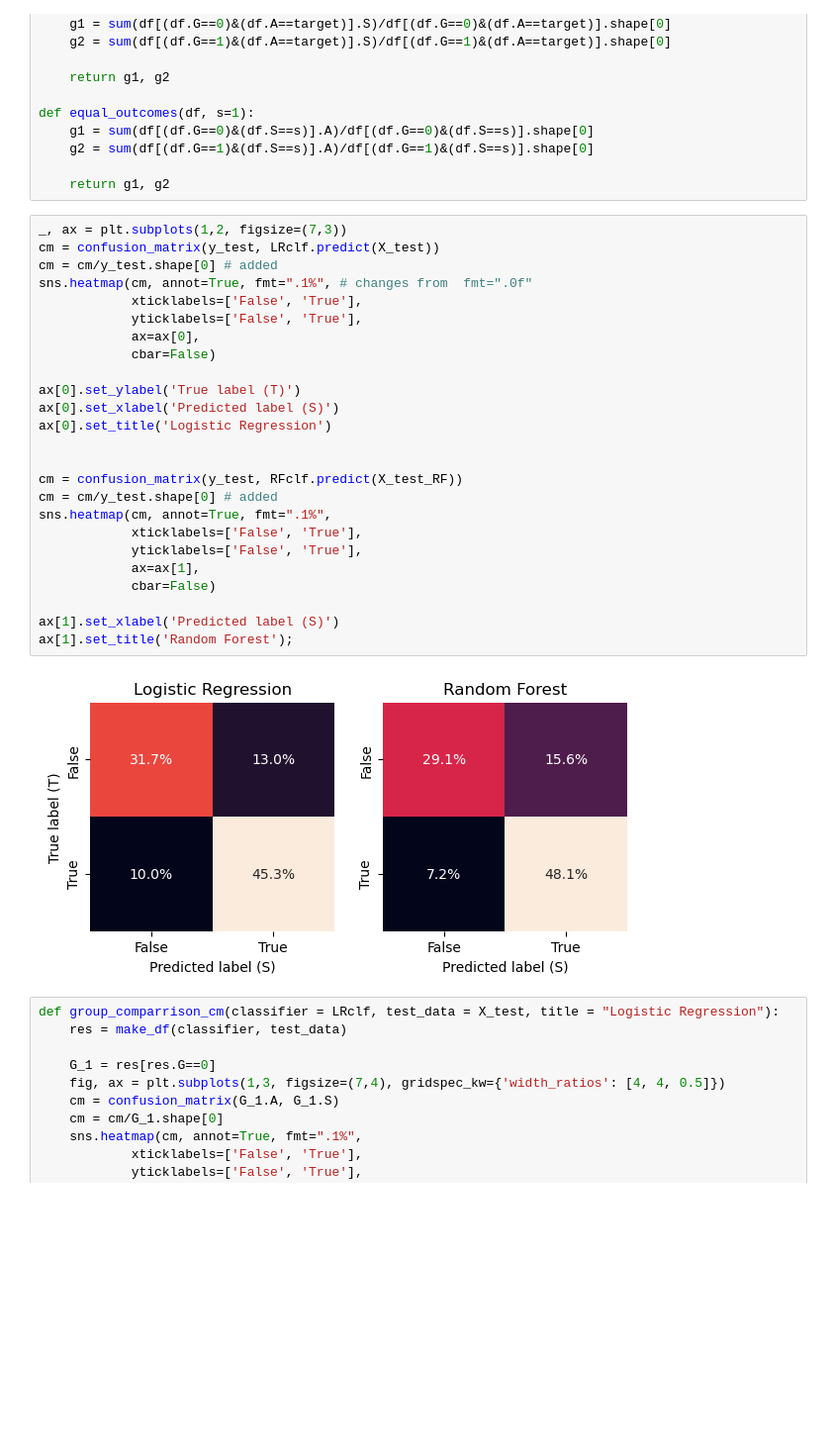
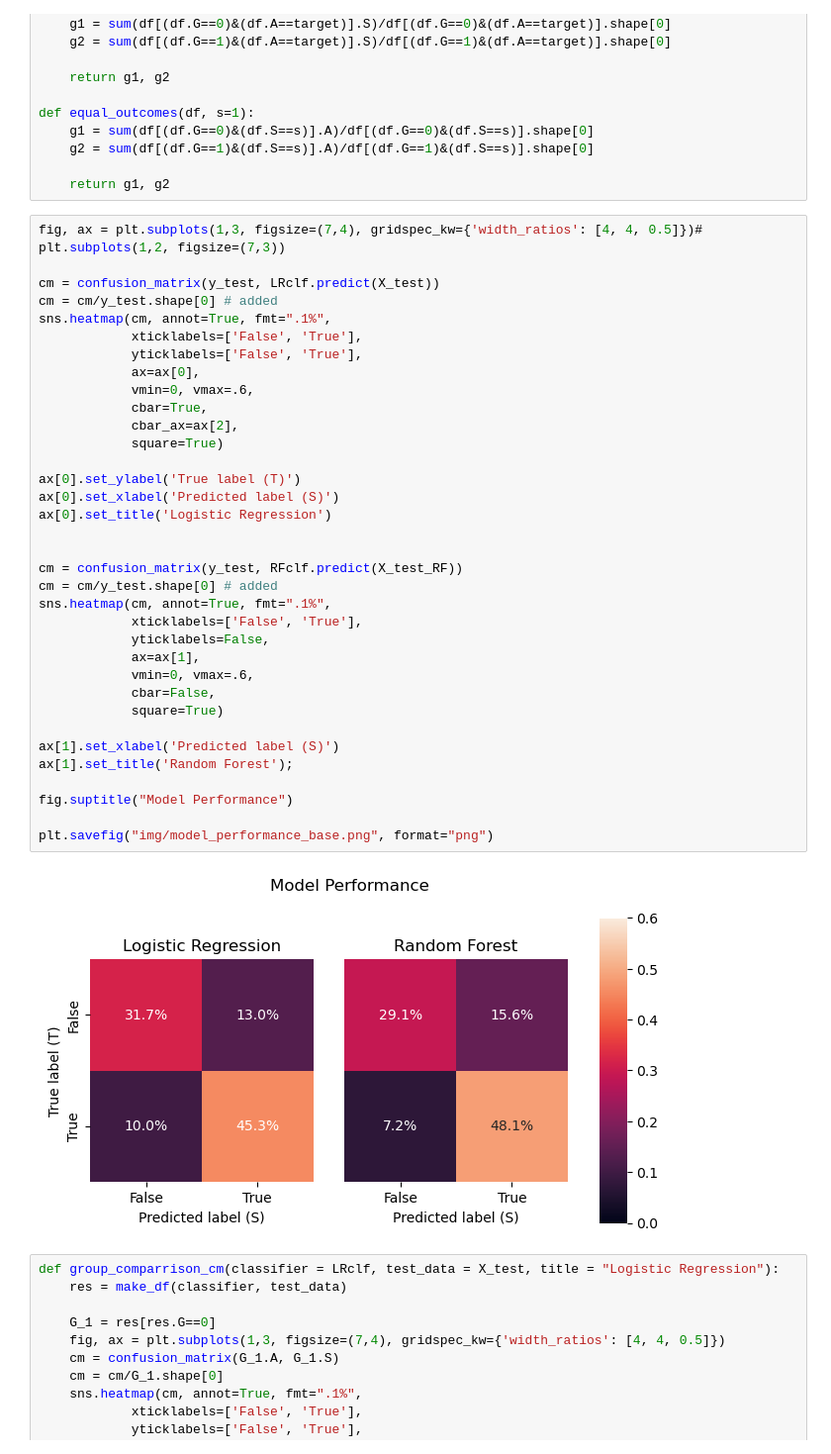
Before and after one commit to Xannadoo/Algorithmic_Fairness_Mandatories, a Jupyter notebook: Mandatory_1/afae24-assignment.ipynb, the cells around one changed output. Shown at 99% size. Saved outputs shown, nothing was run; the diff lists cells and outputs as text; blank space fills up the shorter version.

```diff
--- a/Mandatory_1/afae24-assignment.ipynb
+++ b/Mandatory_1/afae24-assignment.ipynb
@@ -252,32 +253,42 @@ def equal_outcomes(df, s=1):
 
     return g1, g2
 # %%
-_, ax = plt.subplots(1,2, figsize=(7,3))
+fig, ax = plt.subplots(1,3, figsize=(7,4), gridspec_kw={'width_ratios': [4, 4, 0.5]})# plt.subplots(1,2, figsize=(7,3))
+
 cm = confusion_matrix(y_test, LRclf.predict(X_test))
 cm = cm/y_test.shape[0] # added
-sns.heatmap(cm, annot=True, fmt=".1%", # changes from  fmt=".0f"
+sns.heatmap(cm, annot=True, fmt=".1%",
             xticklabels=['False', 'True'],
             yticklabels=['False', 'True'],
             ax=ax[0],
-            cbar=False)
+            vmin=0, vmax=.6,
+            cbar=True,
+            cbar_ax=ax[2],
+            square=True)
 
 ax[0].set_ylabel('True label (T)')
 ax[0].set_xlabel('Predicted label (S)')
 ax[0].set_title('Logistic Regression')
 
 
 cm = confusion_matrix(y_test, RFclf.predict(X_test_RF))
 cm = cm/y_test.shape[0] # added
 sns.heatmap(cm, annot=True, fmt=".1%",
             xticklabels=['False', 'True'],
-            yticklabels=['False', 'True'],
+            yticklabels=False,
             ax=ax[1],
-            cbar=False)
+            vmin=0, vmax=.6,
+            cbar=False,
+            square=True)
 
 ax[1].set_xlabel('Predicted label (S)')
 ax[1].set_title('Random Forest');
+
+fig.suptitle("Model Performance")
+
+plt.savefig("img/model_performance_base.png", format="png")
 # %% [output]
-[figure, old version]
+[figure, new version]
 # %%
 def group_comparrison_cm(classifier = LRclf, test_data = X_test, title = "Logistic Regression"):
     res = make_df(classifier, test_data)
```
Also changed, not shown: parts of 3 cells of this notebook, 1 other file.
